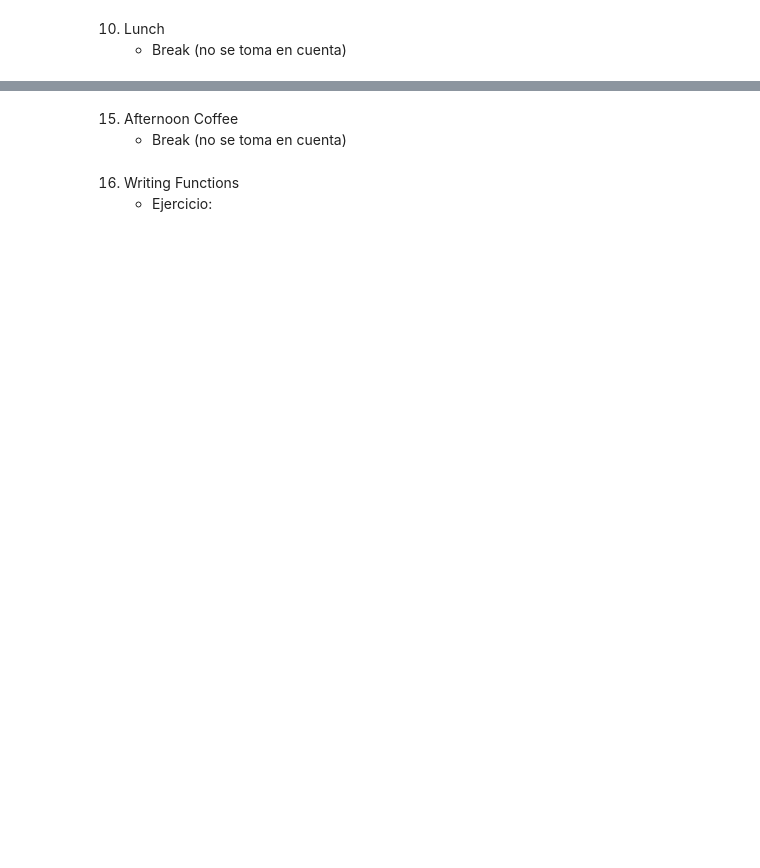
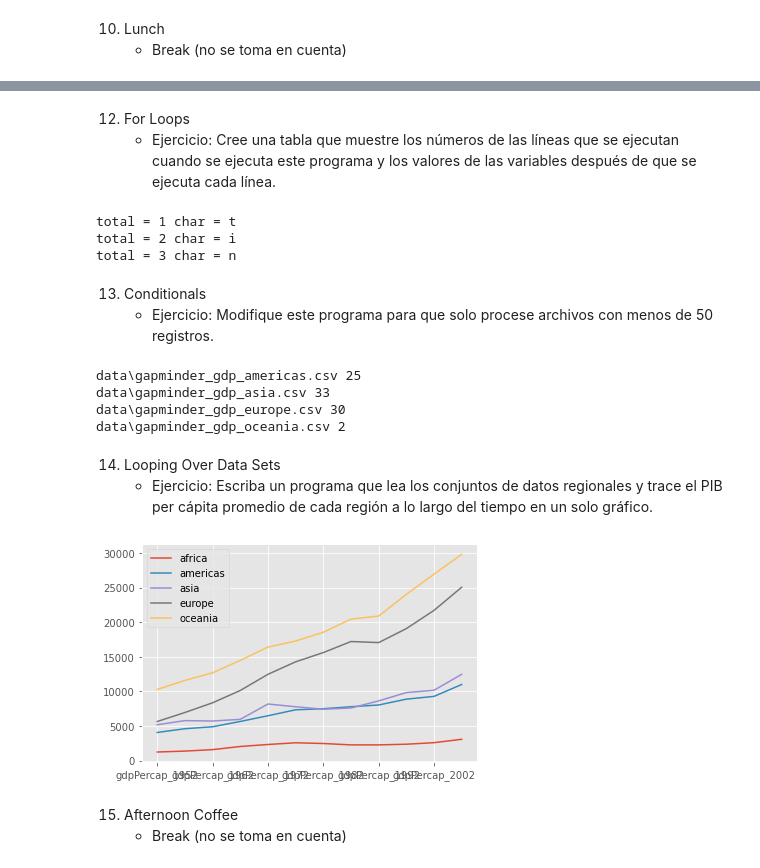
Before and after one commit to CamilaSilva1995/2021_PML_CamilaSilva, a Jupyter notebook: Tarea1_PML_CamilaSilva.ipynb, the cells around one changed output, grey strips where cells are left out. Saved outputs shown, nothing was run; the diff lists cells and outputs as text; code cells hidden in the pictures; blank space fills up the shorter version.

```diff
--- a/Tarea1_PML_CamilaSilva.ipynb
+++ b/Tarea1_PML_CamilaSilva.ipynb
@@ -173,6 +314,52 @@ Podemos usar la funcion $random$, la cual funciona como generador de variables a
+# %% [markdown]
+12. For Loops
+    * Ejercicio:
+Cree una tabla que muestre los números de las líneas que se ejecutan cuando se ejecuta este programa y los valores de las variables después de que se ejecuta cada línea.
+# %%
+total = 0
+for char in "tin":
+    total = total + 1
+    print('total =', total, 'char =', char) # esto es posible gracia a la indentacion
+                                            # la cual sigue dentro del for
+# %% [output]
+total = 1 char = t
+total = 2 char = i
+total = 3 char = n
+# %% [markdown]
+13. Conditionals
+    * Ejercicio:
+Modifique este programa para que solo procese archivos con menos de 50 registros.
+# %%
+import glob
+import pandas as pd
+for filename in glob.glob('data/*.csv'):
+    contents = pd.read_csv(filename)
+    if len(contents) < 50:   # es un condicional, poniendo len()<50
+        print(filename, len(contents))
+# %% [output]
+data\gapminder_gdp_americas.csv 25
+data\gapminder_gdp_asia.csv 33
+data\gapminder_gdp_europe.csv 30
+data\gapminder_gdp_oceania.csv 2
+# %% [markdown]
+14. Looping Over Data Sets
+    * Ejercicio:
+Escriba un programa que lea los conjuntos de datos regionales y trace el PIB per cápita promedio de cada región a lo largo del tiempo en un solo gráfico.
+# %%
+import glob
+import pandas as pd
+import matplotlib.pyplot as plt
+
+figura, ax = plt.subplots(1,1) # crea el tablero para graficar
+
+for filename in glob.glob('data/gapminder_gdp*.csv'): # para cada arcghivo en 'data/gapminder_gdp*.csv'
+    data = pd.read_csv(filename)                 # toma en la variable data cada uno de los archivos
+    region = filename.split('_')[-1][:-4]
+    data.mean().plot(ax=ax, label=region)        # saca el promedio de los datos para graficar
+plt.legend()
+plt.show()
+# %% [output]
+[figure, added]
 # %% [markdown]
 15. Afternoon Coffee
     * Break (no se toma en cuenta)
-# %% [markdown]
-16. Writing Functions
-    * Ejercicio:
```
Also changed, not shown: parts of 38 cells of this notebook.
